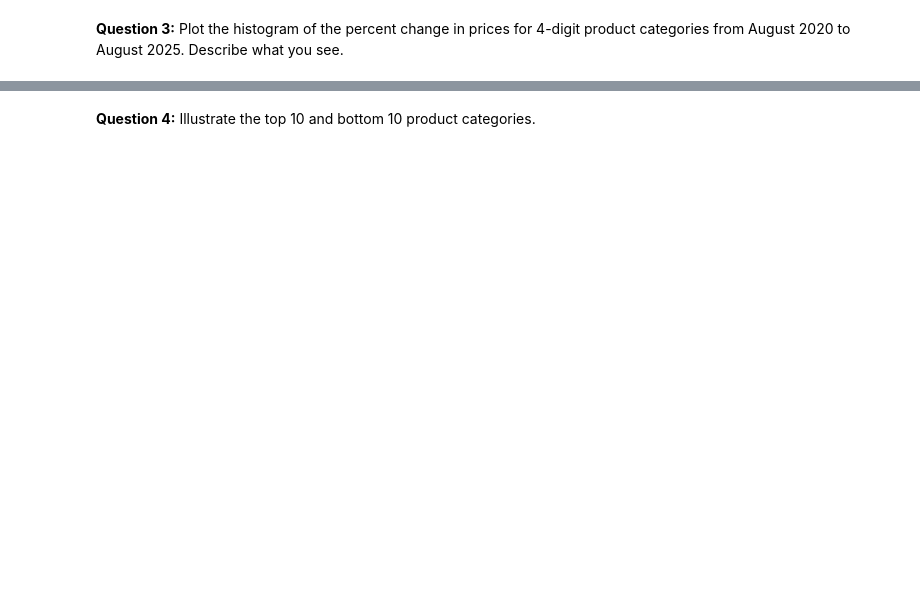
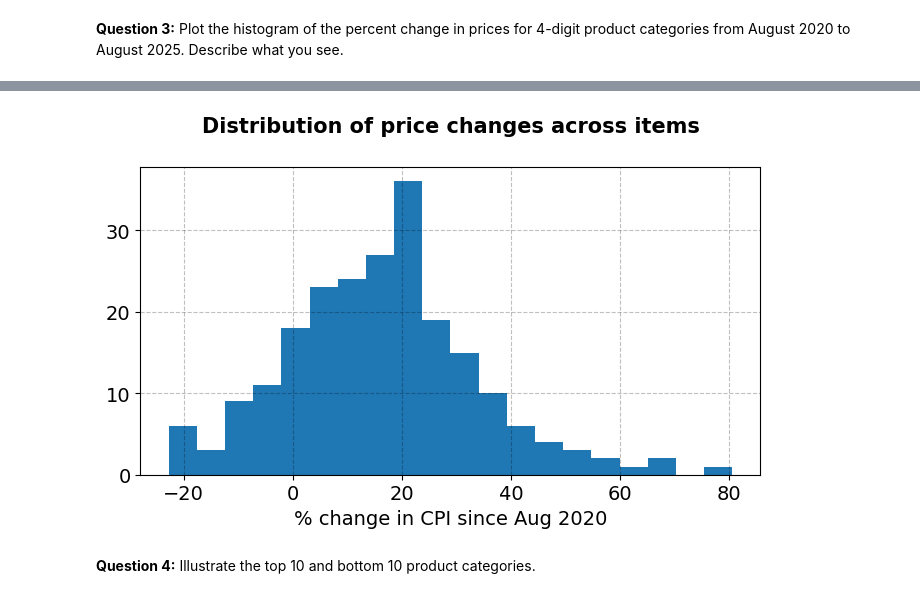
Before and after one commit to Matias-BF-Hall/ProgEcon-exclass, a Jupyter notebook: Summer2026/PS solutions/PS5.ipynb, the cells around one changed output, grey strips where cells are left out. Drawn from its saved outputs; the diff is of its cells as text; code cells hidden in the pictures; blank space fills up the shorter version.

```diff
--- a/Summer2026/PS solutions/PS5.ipynb
+++ b/Summer2026/PS solutions/PS5.ipynb
@@ -457,0 +485,10 @@ for row in levels.itertuples(): print(row.id,row.text)
+# %%
+# clean the data, such as datetime, dropping columns, renaming columns, replacing missing values, converting to float, and sorting the data.
+
+df_CPI_details['TID'] = pd.to_datetime(df_CPI_details['TID'], format='%YM%m')
+df_CPI_details = df_CPI_details.drop(columns='ENHED')
+df_CPI_details = df_CPI_details.rename(columns={'TID':'date','VAREGR':'item','INDHOLD':'CPI'})
+df_CPI_details.CPI = df_CPI_details.CPI.replace('..','nan')
+df_CPI_details.CPI = df_CPI_details.CPI.astype(float)
+df_CPI_details = df_CPI_details.sort_values(['item','date'])
+df_CPI_details.tail()
@@ -464,0 +507,15 @@ what you see.
+# %%
+# write your code here
+
+# compute the 12-month inflation rate for each item in the CPI dataset. We use the groupby method to group the data by item,
+# and then we use the transform method to apply a lambda function that calculates the percentage change over 12 months.
+df_CPI_details['inflation_12'] = df_CPI_details.groupby('item').CPI.transform(lambda x: x.pct_change(12, fill_method=None)*100)
+
+# compute the aggregated statistics using the .agg method and quantile method. x is a series of inflation rates for each item in the CPI dataset.
+df_CPI_details_agg = df_CPI_details.groupby('date').inflation_12.agg(
+    p25 = lambda x: x.quantile(0.25),
+    median = lambda x: x.quantile(0.5),
+    p75 = lambda x: x.quantile(0.75),
+    mean = 'mean'
+    )
+df_CPI_details_agg.tail()
@@ -469,0 +576,11 @@ categories from August 2020 to August 2025. Describe what you see.
+# %%
+# write your code here
+
+# get the percentage change in the 4-digit product categories from 2020 to 2025, by aggregating the data by item and calculating the first and last values of the CPI for each item,
+# then calculating the percentage change between these two values.
+I = (df_CPI_details.date == '2020-08-01') | (df_CPI_details.date == '2025-08-01')
+df_since_2020 = df_CPI_details[I].groupby('item').CPI.agg(['first','last'])
+df_since_2020['change'] = (df_since_2020['last']/df_since_2020['first']-1)*100
+df_since_2020 = df_since_2020.sort_values('change',ascending=False)
+df_since_2020 = df_since_2020.dropna(subset=['change'])
+df_since_2020.head().style.format('{:.1f}')
@@ -470,2 +595,12 @@ categories from August 2020 to August 2025. Describe what you see.
+# %%
+# plot
+fig = plt.figure(figsize=(8,4))
+ax = fig.add_subplot(1,1,1)
+ax.hist(df_since_2020.change.to_numpy(),bins=20)
+ax.set_xlabel('% change in CPI since Aug 2020')
+ax.set_title('Distribution of price changes across items',
+                pad=25.0,fontdict={'fontsize': 15, 'fontweight': 'bold'});
+# %% [output]
+[figure, added]
 # %% [markdown]
 **Question 4:** Illustrate the top 10 and bottom 10 product categories.
```
Also changed, not shown: parts of 13 cells of this notebook.
